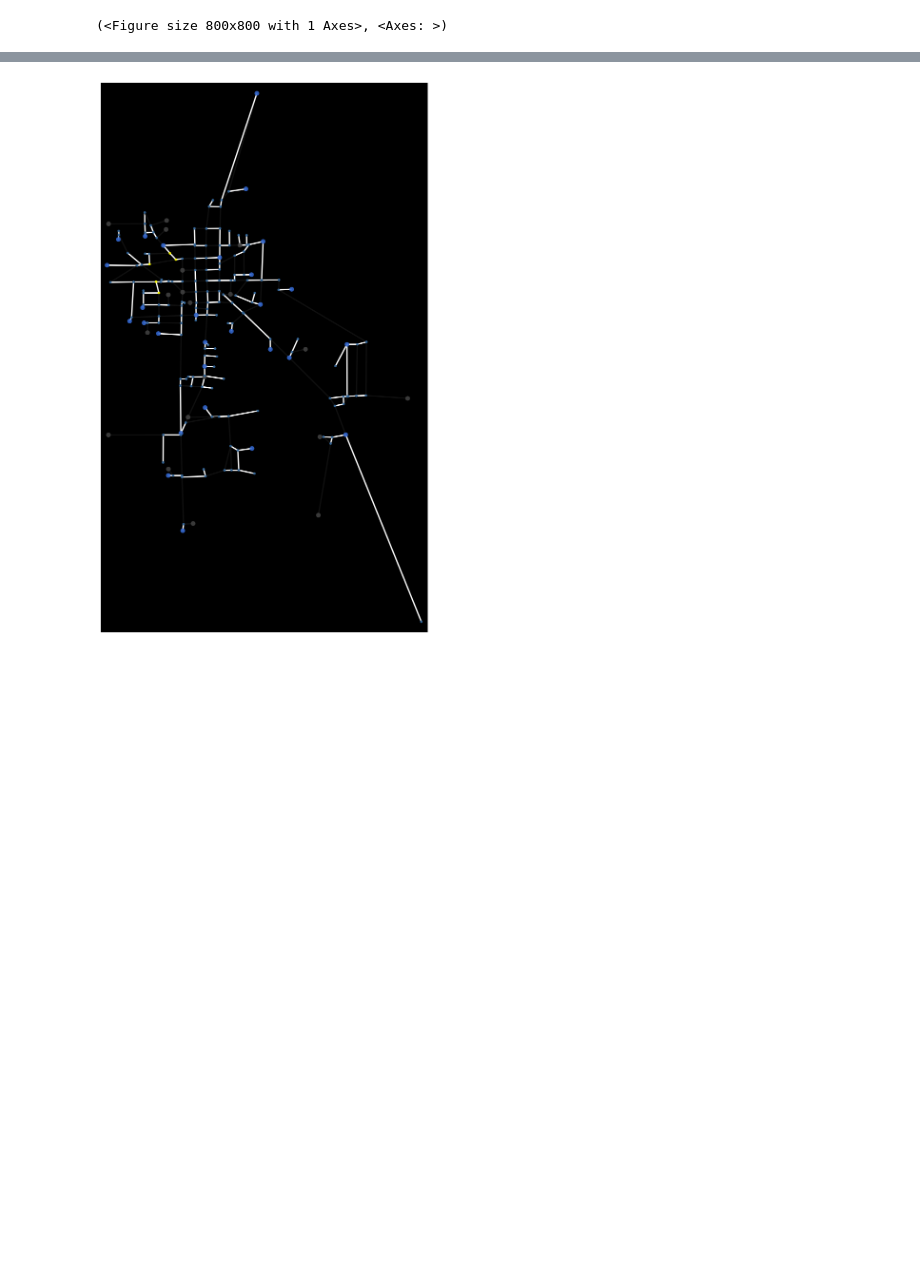
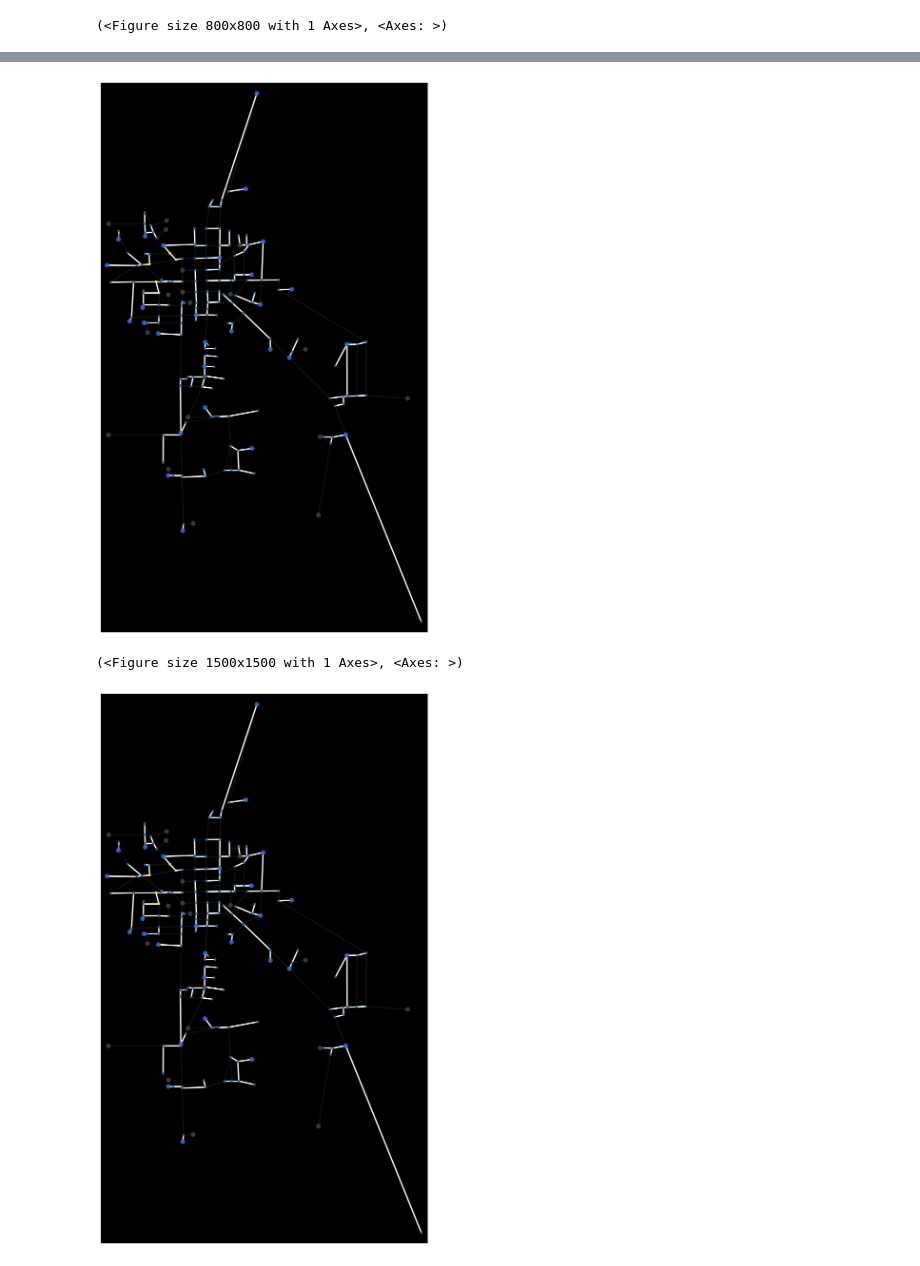
Before and after one commit to matt-banschbach/CMOR492-DWS, a Jupyter notebook: visualization/visual_sandbox.ipynb, the cells around one changed output, grey strips where cells are left out. Saved outputs shown, nothing was run; the diff lists cells and outputs as text; code cells hidden in the pictures; blank space fills up the shorter version.

Commit message:
Working on bugs in treatment node coloring

```diff
--- a/visualization/visual_sandbox.ipynb
+++ b/visualization/visual_sandbox.ipynb
@@ -62,3 +69,5 @@ G = remove_duplicate_edges(G0, print_exclusions=False)
+# %%
+G = vis.remove_duplicate_edges(G0)
 # %%
 ox.plot_graph(G)
 # %% [output]
@@ -134,3 +143,6 @@ def load_decision_variables(periods):
 # %% [output]
 File d_sol_period_0.json not found.
 File c_sol_period_0.json not found.
+# %%
+(x_sol, y_sol, z_sol, a_sol, el_sol, r_sol, q_sol, p_sol, d_sol, c_sol) = \
+    vis.load_decision_variables([0,1])
@@ -147,6 +162,12 @@ nodes_changed_list = []
 for edge in edges_changed:
     nodes_changed_list.extend(edge)
 nodes_changed_set = set(nodes_changed_list)
+# %%
+edges_changed = vis.which_elements_change(z_sol[0], z_sol[1])
+nodes_changed_list = []
+for edge in edges_changed:
+    nodes_changed_list.extend(edge)
+nodes_changed_set = set(nodes_changed_list)
 # %%
 def generate_hex_colors(n, cmap_name='hsv'):
     cmap = plt.get_cmap(cmap_name)
@@ -242,3 +285,10 @@ ox.plot_figure_ground(G)
+# %%
+vis.plot_pipe_network(G, treatment_nodes, source_nodes, y_sol[1], z_sol[1], x=x_sol[1],
+                      color_treatment_nodes=False,
+                      highlighted_nodes=nodes_changed_set)
+# %% [output]
+[figure, added]
+(<Figure size 1500x1500 with 1 Axes>, <Axes: >)
 # %%
 plot_pipe_network(G, treatment_nodes, source_nodes, y_sol[1], z_sol[1], x=x_sol[1], #color_treatment_nodes=True,
                   highlighted_nodes=nodes_changed_set, #highlighted_edges=edges_changed,
```
Also changed, not shown: parts of 6 cells of this notebook, 1 other file.
